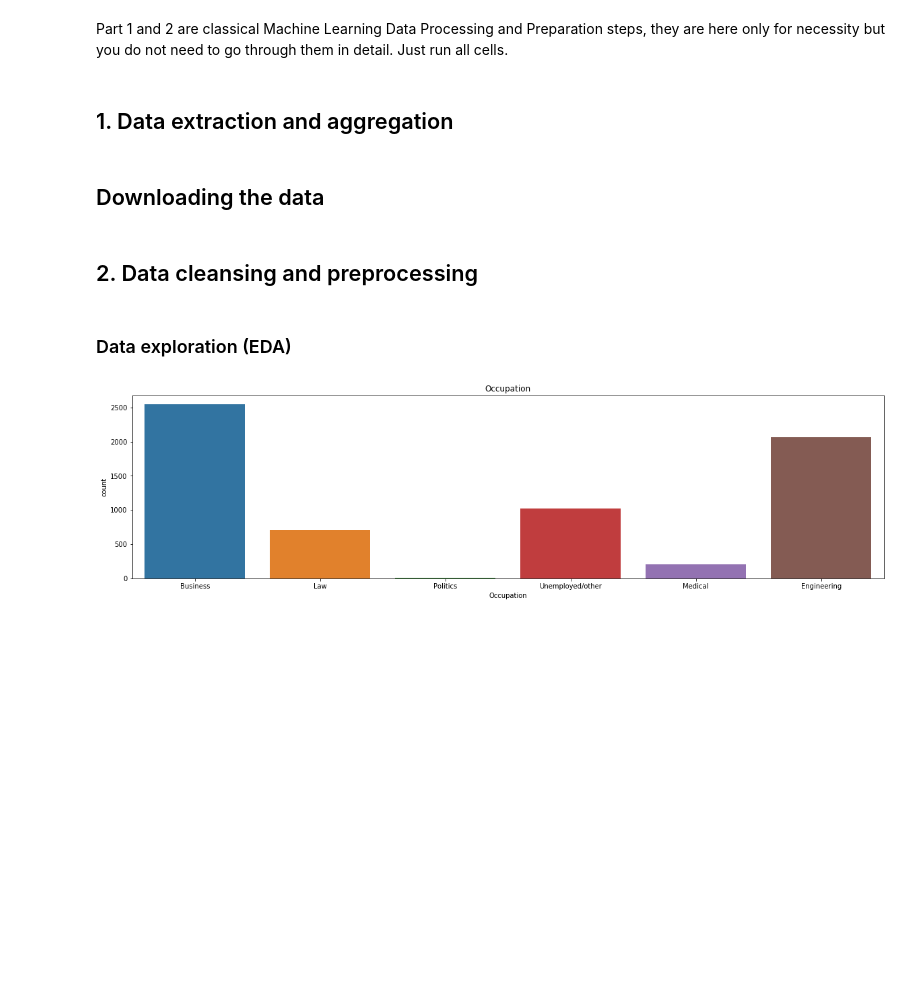
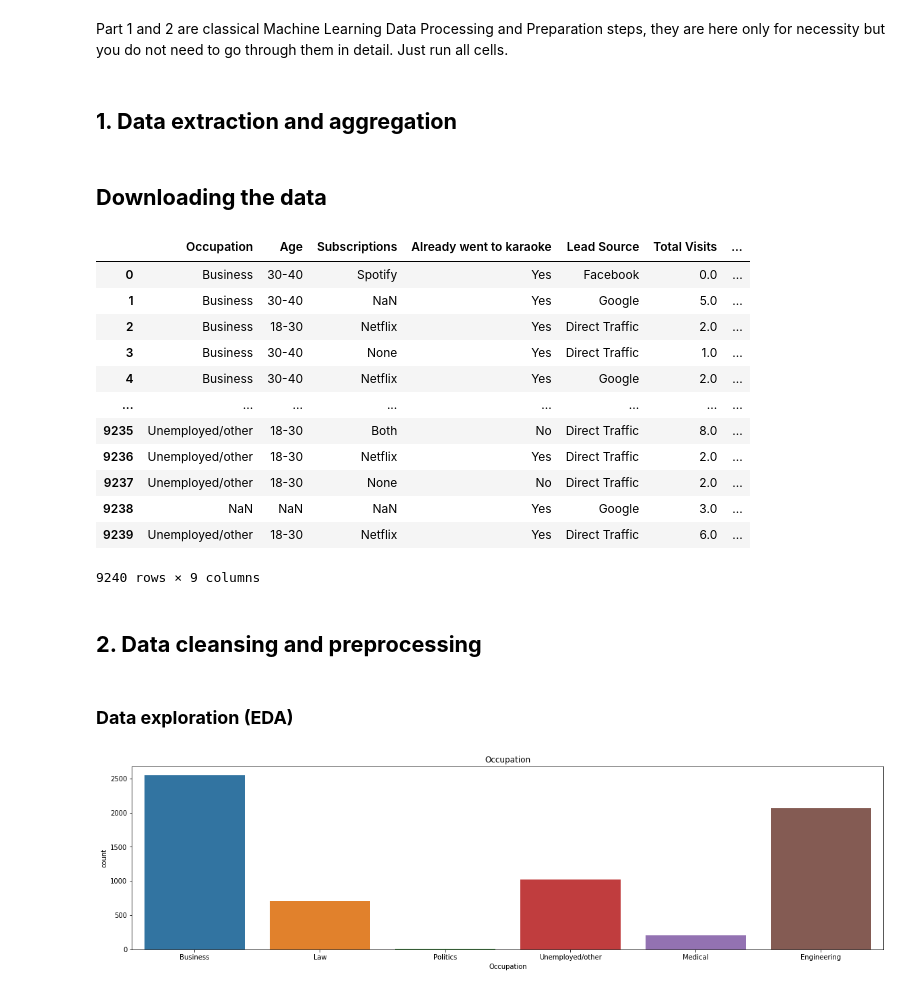
Before and after one commit to LouisCMS/Scoring-training, a Jupyter notebook: scoring-newkarak-case-study.ipynb, the cells around one changed output. Saved outputs shown, nothing was run; the diff lists cells and outputs as text; code cells hidden in the pictures; blank space fills up the shorter version.

```diff
--- a/scoring-newkarak-case-study.ipynb
+++ b/scoring-newkarak-case-study.ipynb
@@ -41,17 +39,32 @@
 # %% [markdown]
 Part 1 and 2 are classical Machine Learning Data Processing and Preparation steps, they are here only for necessity but you do not need to go through them in detail. Just run all cells.
 # %% [markdown]
-## 1. Data extraction and aggregation
+## **1. Data extraction and aggregation**
 # %% [markdown]
-## Downloading the data
+## **Downloading the data**
 # %%
 # Loading the data from github and storing it into pandas dataframe named "table"
-data_url = 'https://raw.githubusercontent.com/LouisCMS/Scoring-training/master/table-processed.csv'
-table = pd.read_csv(data_url)
+data_url = 'https://raw.githubusercontent.com/LouisCMS/Scoring-training/master/final_data.csv'
+table=pd.DataFrame(pd.read_csv(data_url,sep=";"))
+table
+# %% [output]
+|  | Occupation | Age | Subscriptions | Already went to karaoke | Lead Source | Total Visits | ... |
+| 0 | Business | 30-40 | Spotify | Yes | Facebook | 0.0 | ... |
+| 1 | Business | 30-40 | NaN | Yes | Google | 5.0 | ... |
+| 2 | Business | 18-30 | Netflix | Yes | Direct Traffic | 2.0 | ... |
+| 3 | Business | 30-40 | None | Yes | Direct Traffic | 1.0 | ... |
+| 4 | Business | 30-40 | Netflix | Yes | Google | 2.0 | ... |
+| ... | ... | ... | ... | ... | ... | ... | ... |
+| 9235 | Unemployed/other | 18-30 | Both | No | Direct Traffic | 8.0 | ... |
+| 9236 | Unemployed/other | 18-30 | Netflix | Yes | Direct Traffic | 2.0 | ... |
+| 9237 | Unemployed/other | 18-30 | None | No | Direct Traffic | 2.0 | ... |
+| 9238 | NaN | NaN | NaN | Yes | Google | 3.0 | ... |
+| 9239 | Unemployed/other | 18-30 | Netflix | Yes | Direct Traffic | 6.0 | ... |
+9240 rows × 9 columns
 # %% [markdown]
-## 2. Data cleansing and preprocessing
+## **2. Data cleansing and preprocessing**
 # %% [markdown]
-### Data exploration (EDA)
+### **Data exploration (EDA)**
 # %%
 table=table.apply(pd.to_numeric, errors='ignore')
 # %%
```
Also changed, not shown: parts of 39 cells of this notebook.
